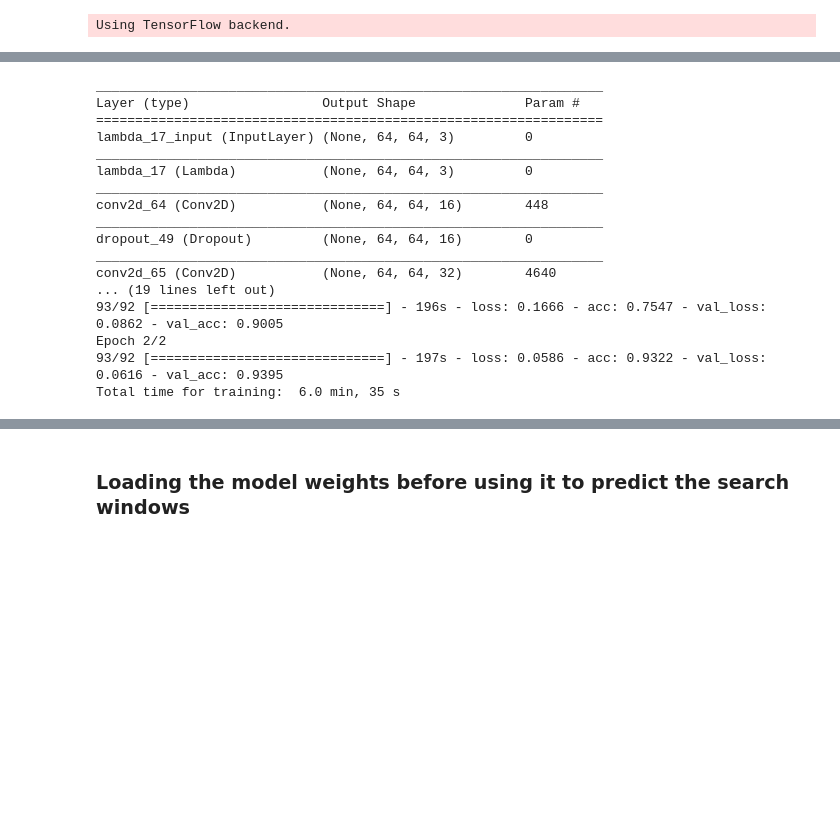
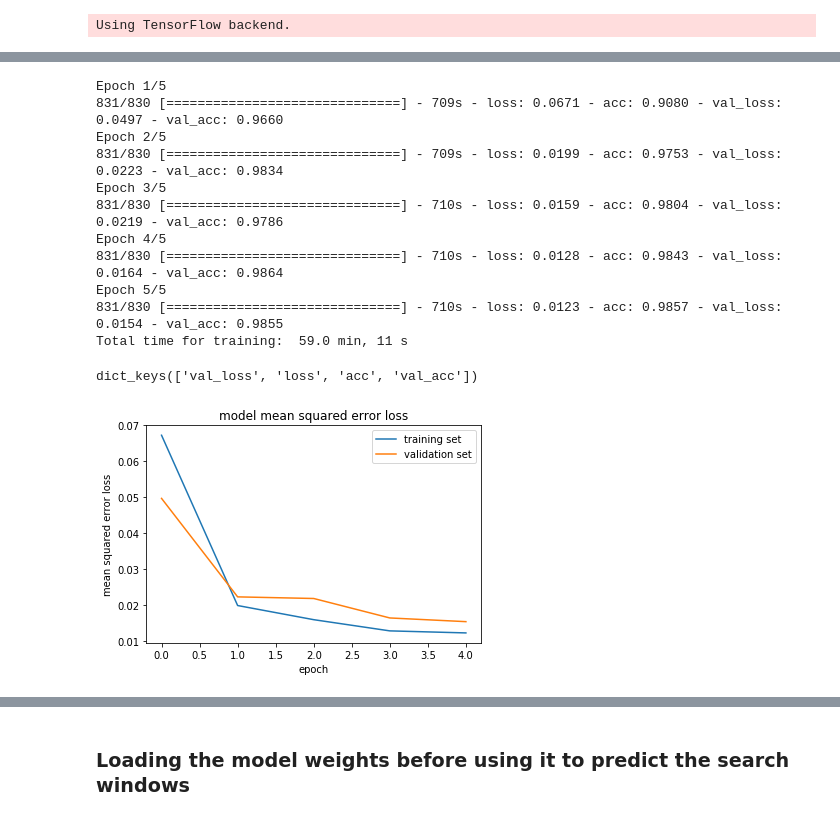
Before and after one commit to shmulik-willinger/vehicle-detection, a Jupyter notebook: Vehicle_Detection_and_Tracking.ipynb, the cells around one changed output, grey strips where cells are left out. Saved outputs shown, nothing was run; the diff lists cells and outputs as text; code cells hidden in the pictures; blank space fills up the shorter version.

```diff
--- a/Vehicle_Detection_and_Tracking.ipynb
+++ b/Vehicle_Detection_and_Tracking.ipynb
@@ -119,6 +149,7 @@ def generate_model(input_shape=(64, 64, 3)):
     model.add(Conv2D(filters=32, kernel_size=(3, 3), padding="same", activation='relu'))
     model.add(Dropout(dropout))
     model.add(Conv2D(filters=64, kernel_size=(3, 3), padding="same", activation='relu'))
+    model.add(Dropout(dropout))
     model.add(MaxPooling2D(pool_size=(8, 8)))
     model.add(Dropout(dropout))
     model.add(Conv2D(filters=1, kernel_size=(8, 8), activation="sigmoid"))
@@ -164,12 +201,12 @@ test_generator = generator(test_samples, batch_size)
 from time import time
 start_time = time()
 
-epochs=2
+epochs=5
 batch_size = 32
 
 model = generate_model()
 model = Model(inputs=model.input, outputs=Flatten()(model.output))
-print(model.summary())
+#print(model.summary())
 
 model.compile(loss='mse', optimizer='adam', metrics=['accuracy'])
 checkpoint = ModelCheckpoint(filepath='model.h5', monitor='val_acc', verbose=1, save_best_only=True, mode='max')
@@ -181,22 +218,34 @@ total_time = time() - start_time
 minutes, seconds = divmod(total_time, 60)
 print ("Total time for training: ", minutes, "min, {:.0f}".format(seconds),  "s ")
 # %% [output]
-_________________________________________________________________
-Layer (type)                 Output Shape              Param #
-=================================================================
-lambda_17_input (InputLayer) (None, 64, 64, 3)         0
-_________________________________________________________________
-lambda_17 (Lambda)           (None, 64, 64, 3)         0
-_________________________________________________________________
-conv2d_64 (Conv2D)           (None, 64, 64, 16)        448
-_________________________________________________________________
-dropout_49 (Dropout)         (None, 64, 64, 16)        0
-_________________________________________________________________
-conv2d_65 (Conv2D)           (None, 64, 64, 32)        4640
-... (19 lines left out)
-93/92 [==============================] - 196s - loss: 0.1666 - acc: 0.7547 - val_loss: 0.0862 - val_acc: 0.9005
-Epoch 2/2
-93/92 [==============================] - 197s - loss: 0.0586 - acc: 0.9322 - val_loss: 0.0616 - val_acc: 0.9395
-Total time for training:  6.0 min, 35 s
+Epoch 1/5
+831/830 [==============================] - 709s - loss: 0.0671 - acc: 0.9080 - val_loss: 0.0497 - val_acc: 0.9660
+Epoch 2/5
+831/830 [==============================] - 709s - loss: 0.0199 - acc: 0.9753 - val_loss: 0.0223 - val_acc: 0.9834
+Epoch 3/5
+831/830 [==============================] - 710s - loss: 0.0159 - acc: 0.9804 - val_loss: 0.0219 - val_acc: 0.9786
+Epoch 4/5
+831/830 [==============================] - 710s - loss: 0.0128 - acc: 0.9843 - val_loss: 0.0164 - val_acc: 0.9864
+Epoch 5/5
+831/830 [==============================] - 710s - loss: 0.0123 - acc: 0.9857 - val_loss: 0.0154 - val_acc: 0.9855
+Total time for training:  59.0 min, 11 s
+# %%
+from keras.models import Model
+import matplotlib.pyplot as plt
+
+### print the keys contained in the history object
+print(history_object.history.keys())
+
+### plot the training and validation loss for each epoch
+plt.plot(history_object.history['loss'])
+plt.plot(history_object.history['val_loss'])
+plt.title('model mean squared error loss')
+plt.ylabel('mean squared error loss')
+plt.xlabel('epoch')
+plt.legend(['training set', 'validation set'], loc='upper right')
+plt.show()
+# %% [output]
+dict_keys(['val_loss', 'loss', 'acc', 'val_acc'])
+[figure, added]
 # %%
 accuracy = model.evaluate_generator(generator=test_generator, steps=len(test_samples)/ batch_size)
```
Also changed, not shown: parts of 34 cells of this notebook, 6 other files.
